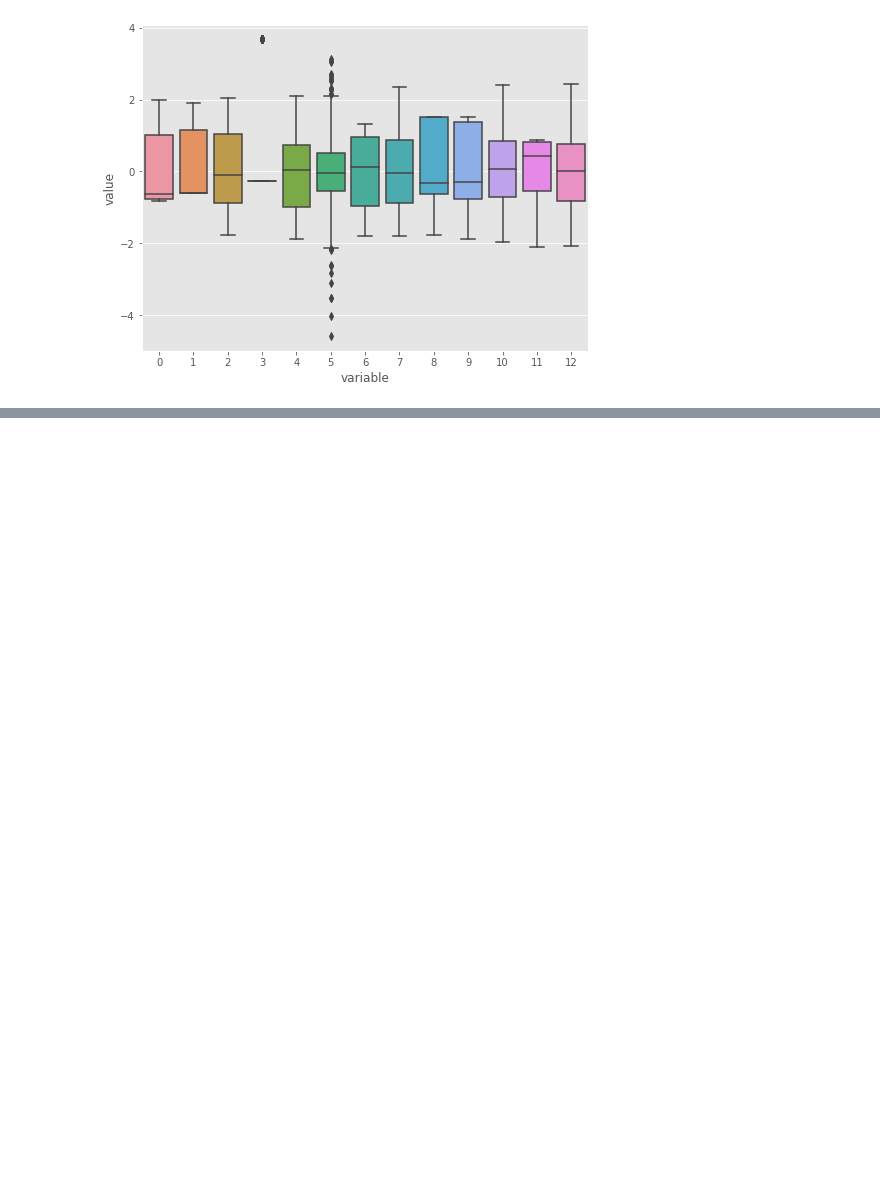
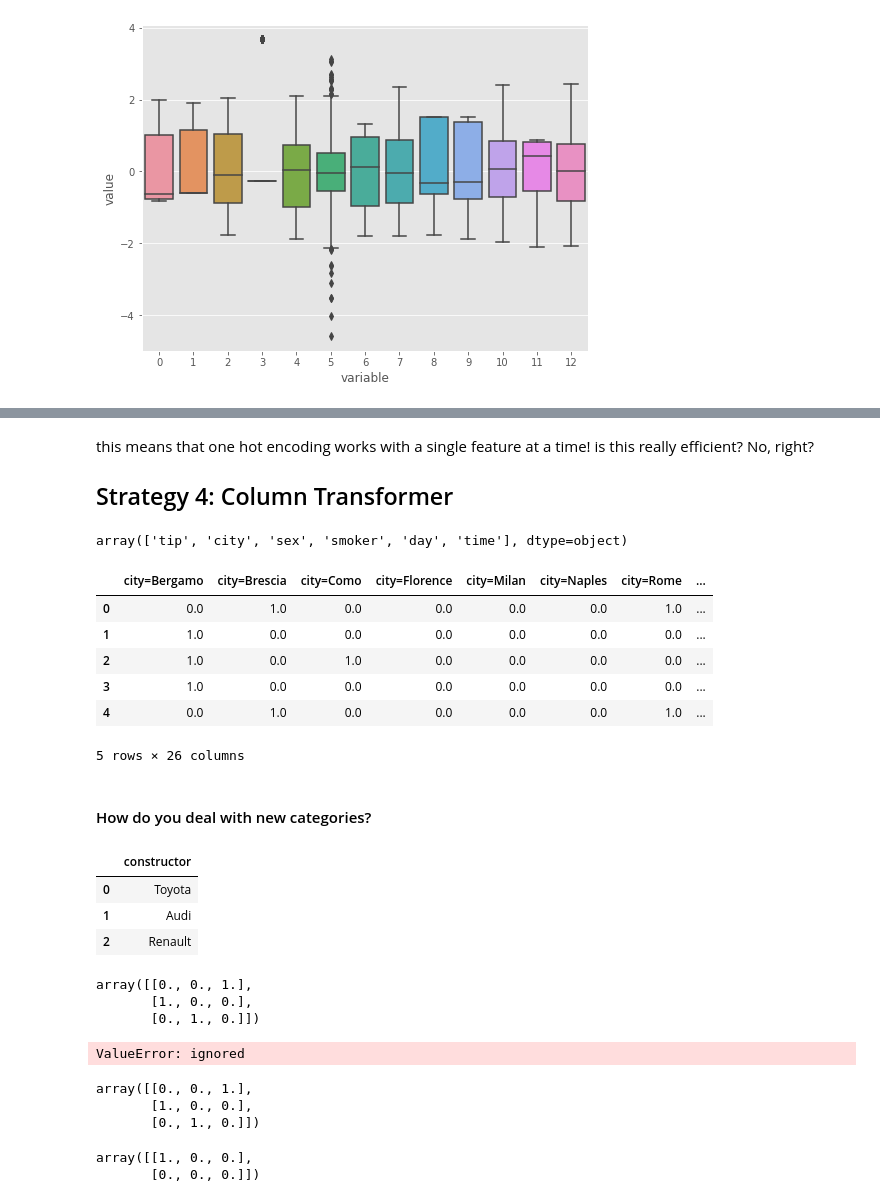
Before and after one commit to andreagiussani/amlp-2023, a Jupyter notebook: class_material/AMLP-01-preprocessing.ipynb, the cells around one changed output, grey strips where cells are left out. Saved outputs shown, nothing was run; the diff lists cells and outputs as text; code cells hidden in the pictures; blank space fills up the shorter version.

```diff
--- a/class_material/AMLP-01-preprocessing.ipynb
+++ b/class_material/AMLP-01-preprocessing.ipynb
@@ -111,0 +186,33 @@ ax = sns.boxplot(x='variable', y= 'value', data=df_pt_melted)
+# %% [markdown]
+this means that one hot encoding works with a single feature at a time!
+is this really efficient? No, right?
+
+## Strategy 4: Column Transformer
+# %%
+g = df.columns.to_series().groupby(df.dtypes).groups
+my_dict = {k.name: v for k, v in g.items()}
+my_dict['object'].values
+# %% [output]
+array(['tip', 'city', 'sex', 'smoker', 'day', 'time'], dtype=object)
+# %%
+from sklearn.compose import make_column_transformer
+ohe = OneHotEncoder()
+ct = make_column_transformer(
+    (ohe, my_dict['object'].values),
+    remainder='passthrough'
+)
+data_new = ct.fit_transform(df)
+# %%
+data_new_df = pd.DataFrame(data_new, columns=encoder.feature_names_)
+# %%
+data_new_df.head()
+# %% [output]
+|  | city=Bergamo | city=Brescia | city=Como | city=Florence | city=Milan | city=Naples | city=Rome | ... |
+| 0 | 0.0 | 1.0 | 0.0 | 0.0 | 0.0 | 0.0 | 1.0 | ... |
+| 1 | 1.0 | 0.0 | 0.0 | 0.0 | 0.0 | 0.0 | 0.0 | ... |
+| 2 | 1.0 | 0.0 | 1.0 | 0.0 | 0.0 | 0.0 | 0.0 | ... |
+| 3 | 1.0 | 0.0 | 0.0 | 0.0 | 0.0 | 0.0 | 0.0 | ... |
+| 4 | 0.0 | 1.0 | 0.0 | 0.0 | 0.0 | 0.0 | 1.0 | ... |
+5 rows × 26 columns
+# %% [markdown]
+#### How do you deal with new categories?
@@ -111,0 +222,14 @@ ax = sns.boxplot(x='variable', y= 'value', data=df_pt_melted)
+# %%
+data_toy
+# %% [output]
+|  | constructor |
+| 0 | Toyota |
+| 1 | Audi |
+| 2 | Renault |
+# %%
+ohe = OneHotEncoder(sparse=False)
+ohe.fit_transform(data_toy)
+# %% [output]
+array([[0., 0., 1.],
+       [1., 0., 0.],
+       [0., 1., 0.]])
@@ -111,0 +238,16 @@ ax = sns.boxplot(x='variable', y= 'value', data=df_pt_melted)
+# %%
+ohe.transform(data_toy_new)
+# %% [output]
+ValueError: ignored
+# %%
+ohe_n = OneHotEncoder(sparse=False, handle_unknown='ignore')
+ohe_n.fit_transform(data_toy)
+# %% [output]
+array([[0., 0., 1.],
+       [1., 0., 0.],
+       [0., 1., 0.]])
+# %%
+ohe_n.transform(data_toy_new)
+# %% [output]
+array([[1., 0., 0.],
+       [0., 0., 0.]])
```
Also changed, not shown: parts of 37 cells of this notebook.
